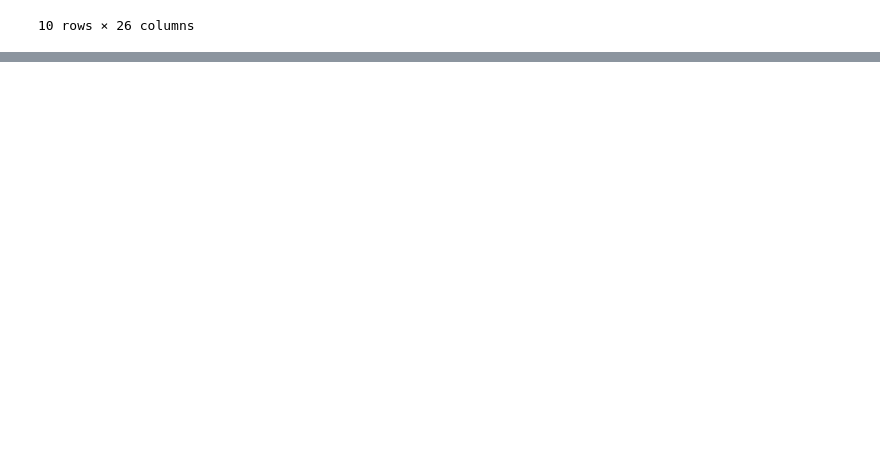
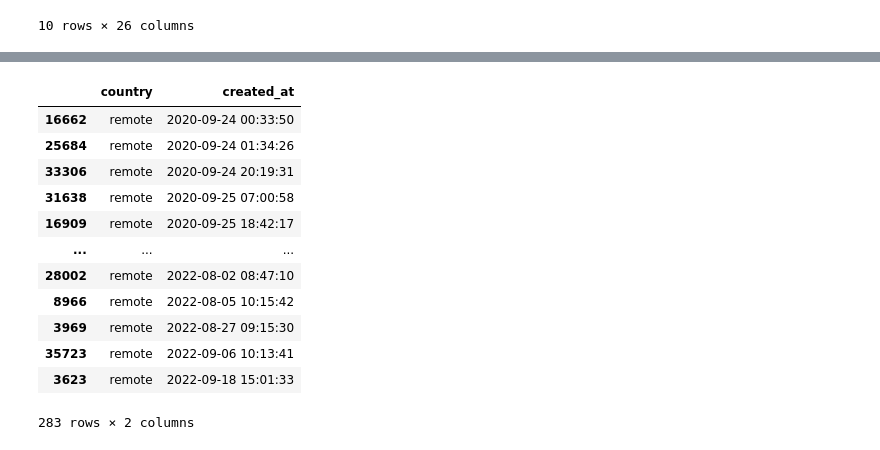
Before and after one commit to 4GeeksAcademy/dataflow, a Jupyter notebook: notebooks/draft_cleaning_notebook.ipynb, the cells around one changed output, grey strips where cells are left out. Drawn from its saved outputs; the diff is of its cells as text; code cells hidden in the pictures; blank space fills up the shorter version.

```diff
--- a/notebooks/draft_cleaning_notebook.ipynb
+++ b/notebooks/draft_cleaning_notebook.ipynb
@@ -616,0 +625,16 @@ ValueError: The truth value of a Series is ambiguous. Use a.empty, a.bool(), a.i
+# %%
+data[data['country'] == 'remote'][['country','created_at']].sort_values('created_at')
+# %% [output]
+|  | country | created_at |
+| 16662 | remote | 2020-09-24 00:33:50 |
+| 25684 | remote | 2020-09-24 01:34:26 |
+| 33306 | remote | 2020-09-24 20:19:31 |
+| 31638 | remote | 2020-09-25 07:00:58 |
+| 16909 | remote | 2020-09-25 18:42:17 |
+| ... | ... | ... |
+| 28002 | remote | 2022-08-02 08:47:10 |
+| 8966 | remote | 2022-08-05 10:15:42 |
+| 3969 | remote | 2022-08-27 09:15:30 |
+| 35723 | remote | 2022-09-06 10:13:41 |
+| 3623 | remote | 2022-09-18 15:01:33 |
+283 rows × 2 columns
```
Also changed, not shown: parts of 5 cells of this notebook.
